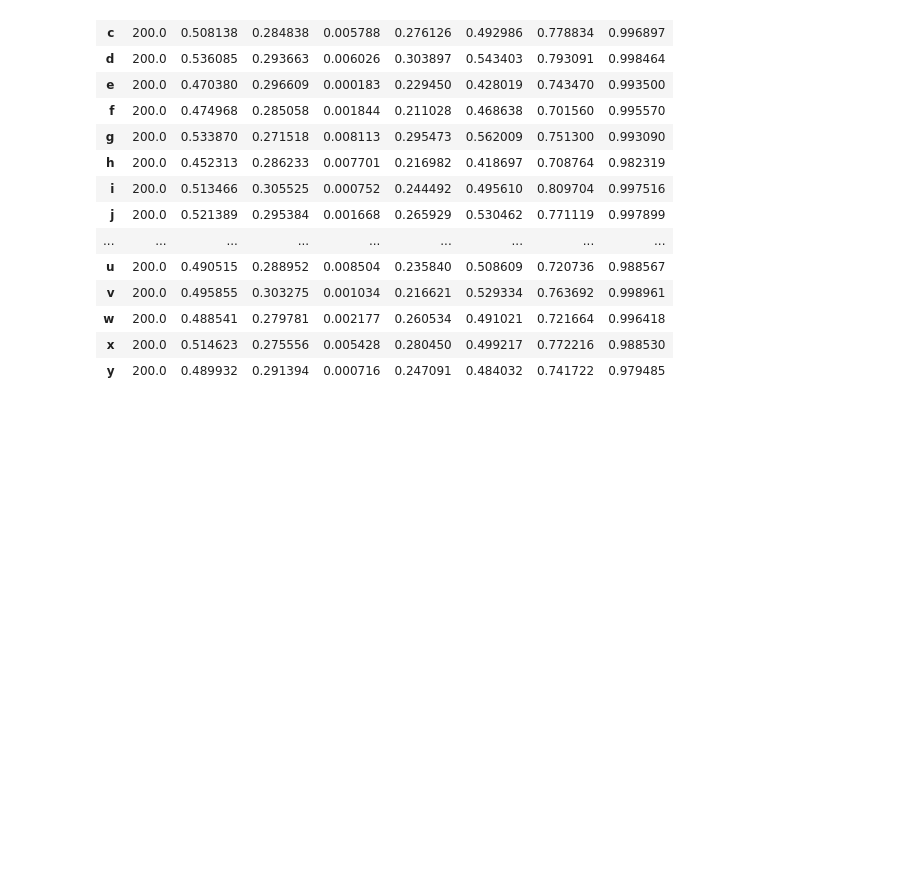
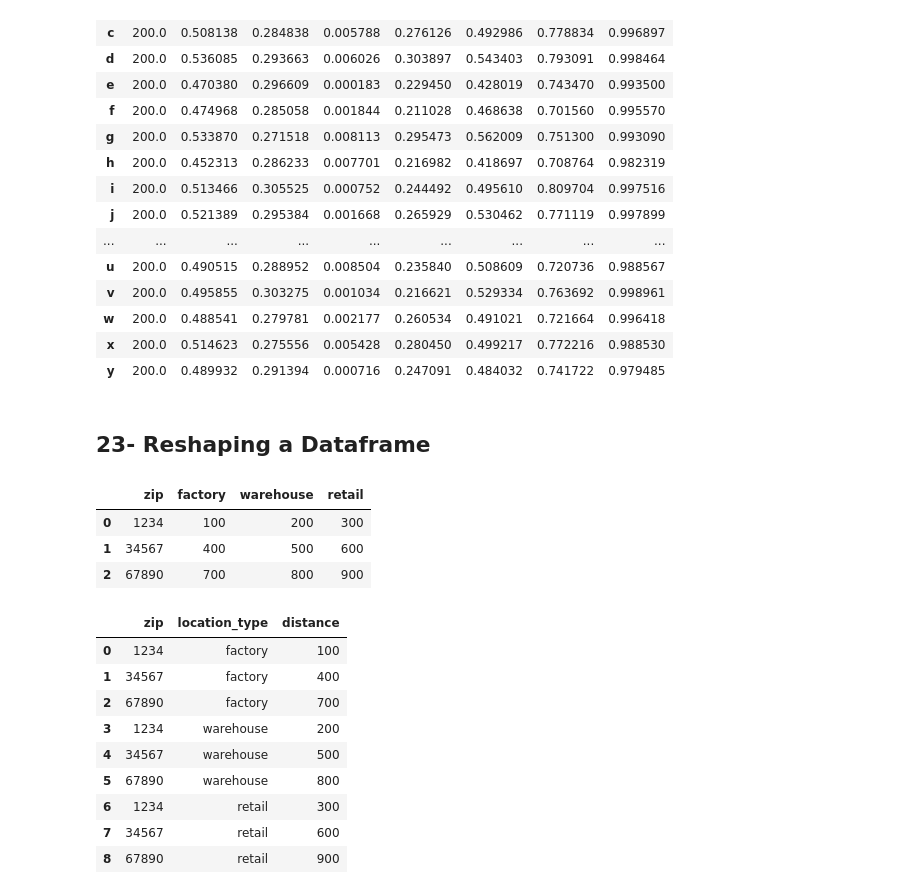
Before and after one commit to gak92/pkc2023, a Jupyter notebook: day_08/01_pandas_tips_and_tricks.ipynb, the cells around one changed output. Cells and saved outputs as stored; diff of their text form; code cells hidden in the pictures; blank space fills up the shorter version.

```diff
--- a/day_08/01_pandas_tips_and_tricks.ipynb
+++ b/day_08/01_pandas_tips_and_tricks.ipynb
@@ -1148,3 +1148,33 @@ df.describe().T
 | w | 200.0 | 0.488541 | 0.279781 | 0.002177 | 0.260534 | 0.491021 | 0.721664 | 0.996418 |
 | x | 200.0 | 0.514623 | 0.275556 | 0.005428 | 0.280450 | 0.499217 | 0.772216 | 0.988530 |
 | y | 200.0 | 0.489932 | 0.291394 | 0.000716 | 0.247091 | 0.484032 | 0.741722 | 0.979485 |
+# %% [markdown]
+## 23- Reshaping a Dataframe
+# %%
+dist = pd.DataFrame([
+  ['1234', 100, 200, 300],
+  ['34567', 400, 500, 600],
+  ['67890', 700, 800, 900]
+],
+columns=['zip', 'factory', 'warehouse', 'retail'])
+
+dist
+# %% [output]
+|  | zip | factory | warehouse | retail |
+| 0 | 1234 | 100 | 200 | 300 |
+| 1 | 34567 | 400 | 500 | 600 |
+| 2 | 67890 | 700 | 800 | 900 |
+# %%
+dist_long = dist.melt(id_vars='zip', var_name='location_type', value_name='distance')
+dist_long
+# %% [output]
+|  | zip | location_type | distance |
+| 0 | 1234 | factory | 100 |
+| 1 | 34567 | factory | 400 |
+| 2 | 67890 | factory | 700 |
+| 3 | 1234 | warehouse | 200 |
+| 4 | 34567 | warehouse | 500 |
+| 5 | 67890 | warehouse | 800 |
+| 6 | 1234 | retail | 300 |
+| 7 | 34567 | retail | 600 |
+| 8 | 67890 | retail | 900 |
```
Also changed, not shown: parts of 1 cell of this notebook.
